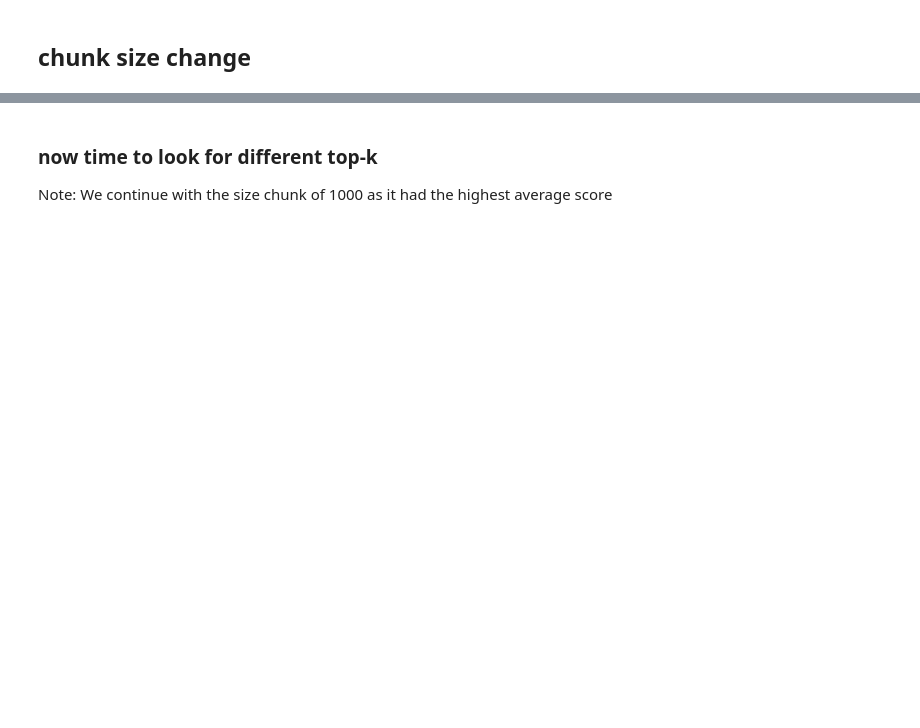
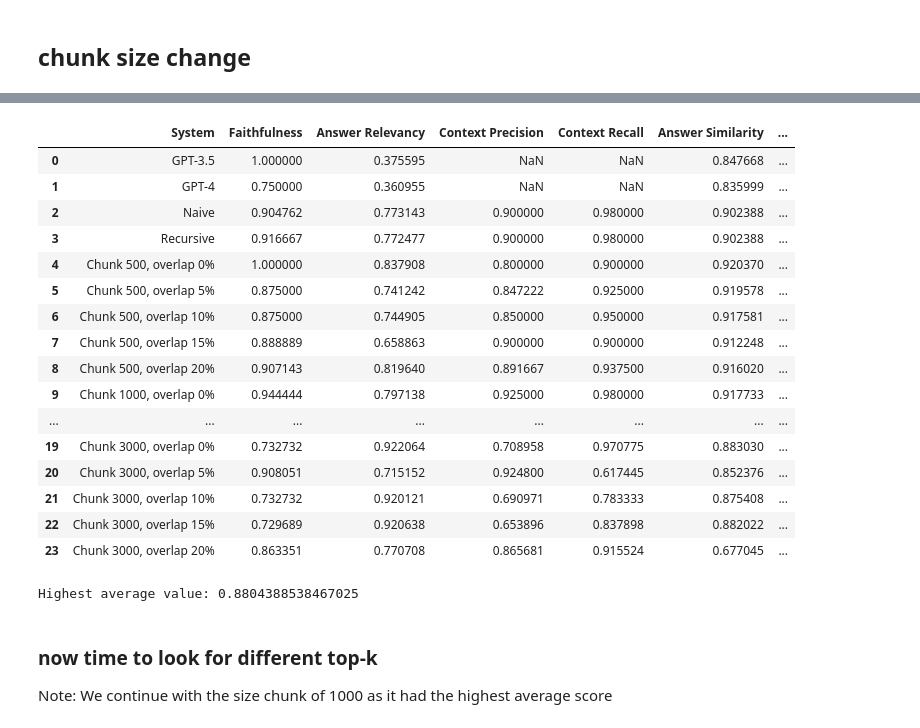
Before and after one commit to misslapina123/thesis-rag, a Jupyter notebook: q&a/q&a_news.ipynb, the cells around one changed output, grey strips where cells are left out. Saved outputs shown, nothing was run; the diff lists cells and outputs as text; code cells hidden in the pictures; blank space fills up the shorter version.

Commit message:
Changes in code and more chunking strategies

```diff
--- a/q&a/q&a_news.ipynb
+++ b/q&a/q&a_news.ipynb
@@ -347,10 +416,8 @@ def change_chunk_size(retriever):
 # %%
-text_splitter = RecursiveCharacterTextSplitter.from_tiktoken_encoder(chunk_size = 1000, chunk_overlap = 100)
-chunks_1000 = text_splitter.split_documents(documents)
-print(len(chunks_1000))
-db_1000 = Chroma.from_documents(chunks_1000, embeddings_client, persist_directory = "../vectordb/recursive_1000")
-retriever_1000 = db_1000.as_retriever()
-result_1000 = change_chunk_size(retriever_1000)
-print("CHUNK SIZE 1000")
-print(result_1000)
+# # THE FIRST TIME RUN THIS, AFTER RUN THE NEXT CELL
+# text_splitter = RecursiveCharacterTextSplitter.from_tiktoken_encoder(chunk_size = 1000, chunk_overlap = 0)
+# chunks_1000 = text_splitter.split_documents(documents)
+# print(len(chunks_1000))
+# db_1000 = Chroma.from_documents(chunks_1000, embeddings_client, persist_directory = "../news/vectordb-edit/recursive_1000")
+# db_1000.persist()
 # %% [output]
@@ -360,0 +449,29 @@ CHUNK SIZE 1000
+# %%
+chunk_sizes = [500, 1000, 2000, 3000]
+overlap_percentages = [0, 5, 10, 15, 20]
+
+for chunk_size in chunk_sizes:
+    for overlap_percentage in overlap_percentages:
+        # Calculate overlap based on percentage
+        chunk_overlap = int(chunk_size * overlap_percentage / 100)
+
+        # Create text splitter
+        text_splitter = RecursiveCharacterTextSplitter.from_tiktoken_encoder(chunk_size=chunk_size, chunk_overlap=chunk_overlap)
+
+        # Split documents
+        chunks = text_splitter.split_documents(documents)
+
+        # Print number of chunks
+        print(f"Number of chunks for chunk size {chunk_size}, overlap {overlap_percentage}%: {len(chunks)}")
+
+        # Create Chroma database
+        db = Chroma.from_documents(chunks, embeddings_client, persist_directory=f"../news/vectordb-edit/chunking_{chunk_size}_{overlap_percentage}")
+        db.persist()
+
+        # Create retriever
+        retriever = db.as_retriever()
+
+        # Run and evaluate
+        result,results_df = run_and_evaluate(f"Chunk {chunk_size}, overlap {overlap_percentage}%", retriever, prompt, llm, results_df)
+        print(f"CHUNK SIZE {chunk_size}, {overlap_percentage}% overlap:")
+        print(result)
@@ -419,0 +582,25 @@ CHUNK SIZE 3000
+# %%
+results_df
+# %% [output]
+|  | System | Faithfulness | Answer Relevancy | Context Precision | Context Recall | Answer Similarity | ... |
+| 0 | GPT-3.5 | 1.000000 | 0.375595 | NaN | NaN | 0.847668 | ... |
+| 1 | GPT-4 | 0.750000 | 0.360955 | NaN | NaN | 0.835999 | ... |
+| 2 | Naive | 0.904762 | 0.773143 | 0.900000 | 0.980000 | 0.902388 | ... |
+| 3 | Recursive | 0.916667 | 0.772477 | 0.900000 | 0.980000 | 0.902388 | ... |
+| 4 | Chunk 500, overlap 0% | 1.000000 | 0.837908 | 0.800000 | 0.900000 | 0.920370 | ... |
+| 5 | Chunk 500, overlap 5% | 0.875000 | 0.741242 | 0.847222 | 0.925000 | 0.919578 | ... |
+| 6 | Chunk 500, overlap 10% | 0.875000 | 0.744905 | 0.850000 | 0.950000 | 0.917581 | ... |
+| 7 | Chunk 500, overlap 15% | 0.888889 | 0.658863 | 0.900000 | 0.900000 | 0.912248 | ... |
+| 8 | Chunk 500, overlap 20% | 0.907143 | 0.819640 | 0.891667 | 0.937500 | 0.916020 | ... |
+| 9 | Chunk 1000, overlap 0% | 0.944444 | 0.797138 | 0.925000 | 0.980000 | 0.917733 | ... |
+| ... | ... | ... | ... | ... | ... | ... | ... |
+| 19 | Chunk 3000, overlap 0% | 0.732732 | 0.922064 | 0.708958 | 0.970775 | 0.883030 | ... |
+| 20 | Chunk 3000, overlap 5% | 0.908051 | 0.715152 | 0.924800 | 0.617445 | 0.852376 | ... |
+| 21 | Chunk 3000, overlap 10% | 0.732732 | 0.920121 | 0.690971 | 0.783333 | 0.875408 | ... |
+| 22 | Chunk 3000, overlap 15% | 0.729689 | 0.920638 | 0.653896 | 0.837898 | 0.882022 | ... |
+| 23 | Chunk 3000, overlap 20% | 0.863351 | 0.770708 | 0.865681 | 0.915524 | 0.677045 | ... |
+# %%
+highest_average = results_df["Average"].max()
+print("Highest average value:", highest_average)
+# %% [output]
+Highest average value: 0.8804388538467025
```
Also changed, not shown: parts of 66 cells of this notebook, 4 other files.
